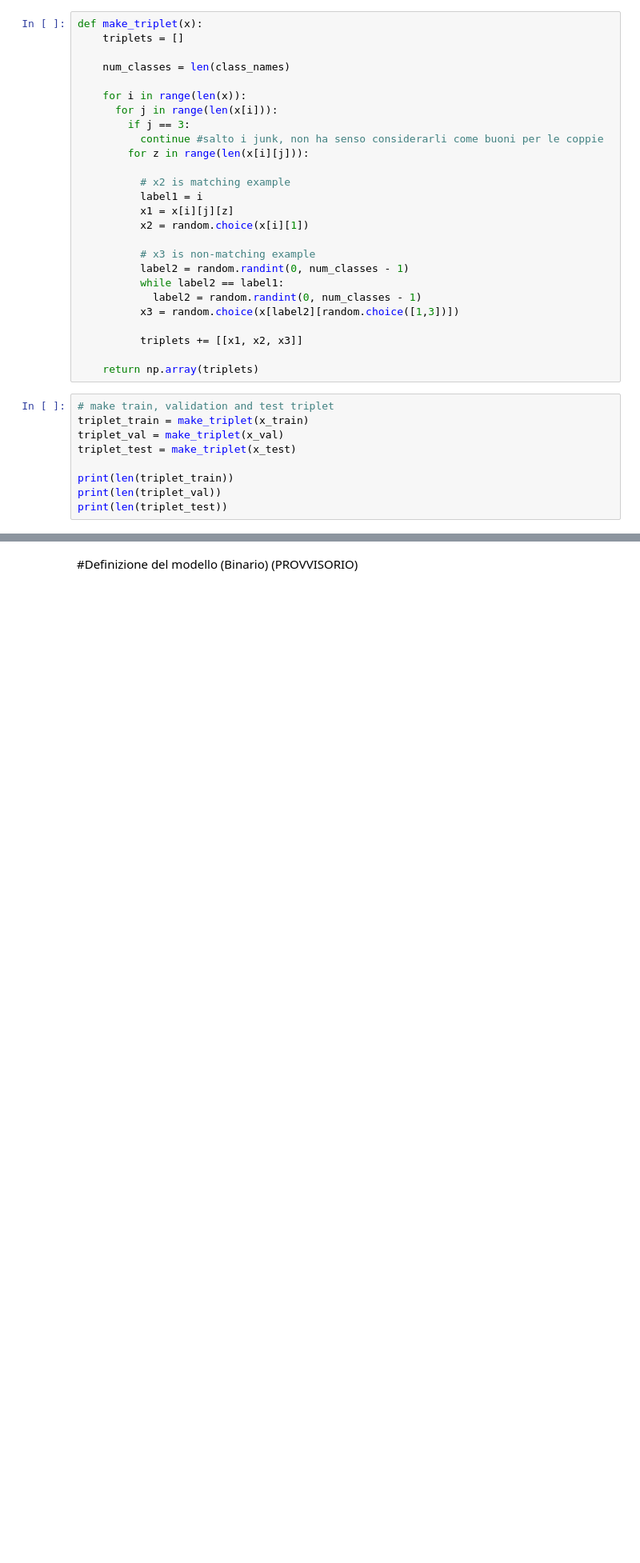
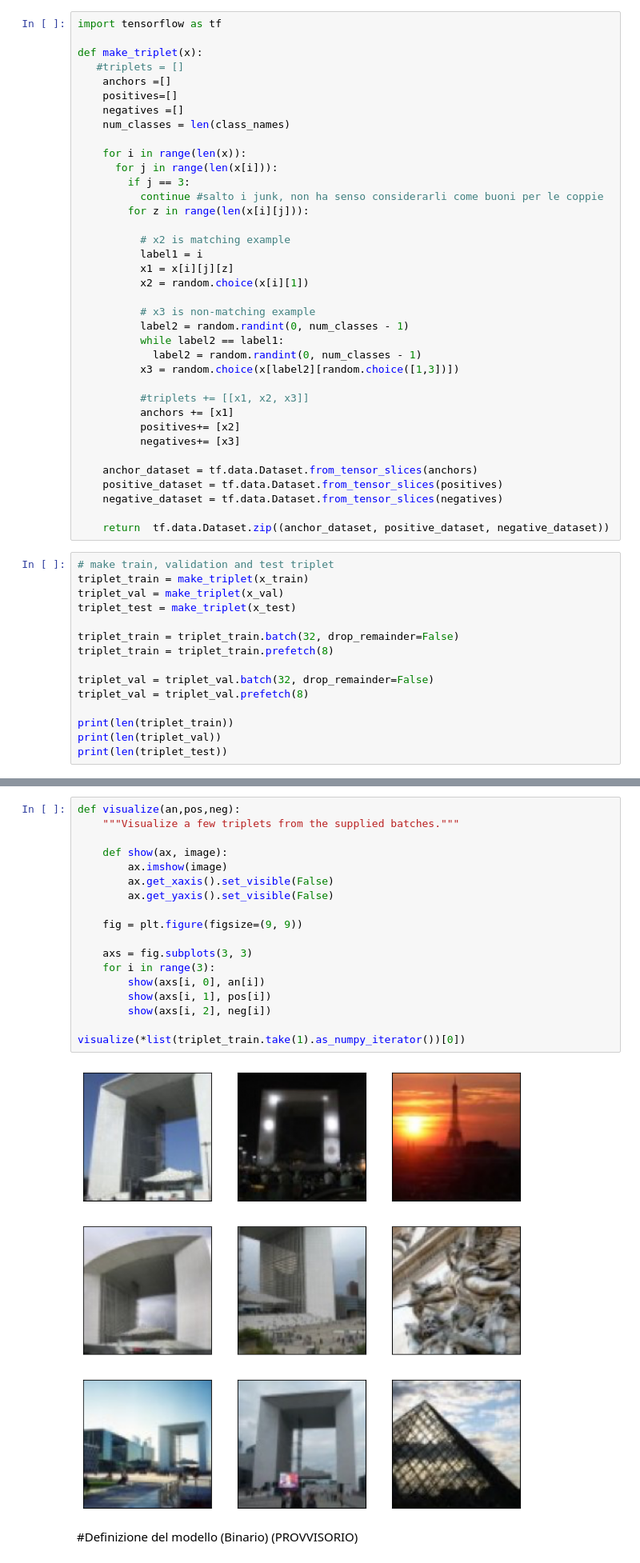
Before and after one commit to MrGreensushi/MachineLearningProject, a Jupyter notebook: Progetto.ipynb, the cells around one changed output, grey strips where cells are left out. Shown at 80% size. Cells and saved outputs as stored; diff of their text form; blank space fills up the shorter version.

Commit message:
Triple model

```diff
--- a/Progetto.ipynb
+++ b/Progetto.ipynb
@@ -319,7 +319,11 @@ print(len(pairs_test), len(labels_test))
 # %%
+import tensorflow as tf
+
 def make_triplet(x):
-    triplets = []
-
+   #triplets = []
+    anchors =[]
+    positives=[]
+    negatives =[]
     num_classes = len(class_names)
 
     for i in range(len(x)):
@@ -339,15 +343,28 @@ def make_triplet(x):
             label2 = random.randint(0, num_classes - 1)
           x3 = random.choice(x[label2][random.choice([1,3])])
 
-          triplets += [[x1, x2, x3]]
+          #triplets += [[x1, x2, x3]]
+          anchors += [x1]
+          positives+= [x2]
+          negatives+= [x3]
 
-    return np.array(triplets)
+    anchor_dataset = tf.data.Dataset.from_tensor_slices(anchors)
+    positive_dataset = tf.data.Dataset.from_tensor_slices(positives)
+    negative_dataset = tf.data.Dataset.from_tensor_slices(negatives)
+
+    return  tf.data.Dataset.zip((anchor_dataset, positive_dataset, negative_dataset))
 # %%
 # make train, validation and test triplet
 triplet_train = make_triplet(x_train)
 triplet_val = make_triplet(x_val)
 triplet_test = make_triplet(x_test)
 
+triplet_train = triplet_train.batch(32, drop_remainder=False)
+triplet_train = triplet_train.prefetch(8)
+
+triplet_val = triplet_val.batch(32, drop_remainder=False)
+triplet_val = triplet_val.prefetch(8)
+
 print(len(triplet_train))
 print(len(triplet_val))
 print(len(triplet_test))
@@ -357,4 +374,24 @@ print(len(triplet_test))
 180
+# %%
+def visualize(an,pos,neg):
+    """Visualize a few triplets from the supplied batches."""
+
+    def show(ax, image):
+        ax.imshow(image)
+        ax.get_xaxis().set_visible(False)
+        ax.get_yaxis().set_visible(False)
+
+    fig = plt.figure(figsize=(9, 9))
+
+    axs = fig.subplots(3, 3)
+    for i in range(3):
+        show(axs[i, 0], an[i])
+        show(axs[i, 1], pos[i])
+        show(axs[i, 2], neg[i])
+
+visualize(*list(triplet_train.take(1).as_numpy_iterator())[0])
+# %% [output]
+[figure, added]
 # %% [markdown]
 #Definizione del modello (Binario) (PROVVISORIO)
 # %%
```
Also changed, not shown: parts of 24 cells of this notebook.
